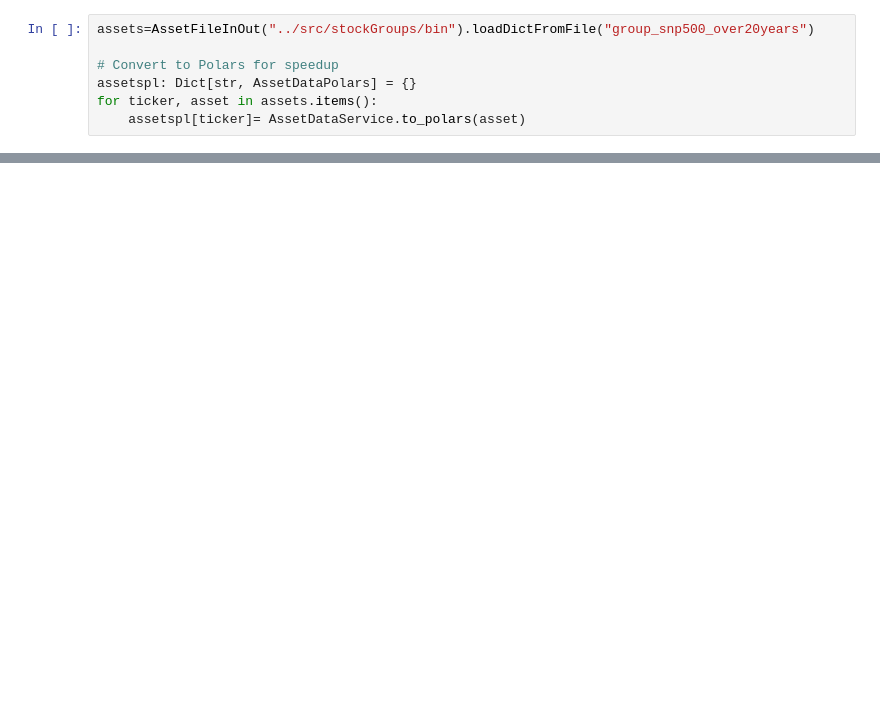
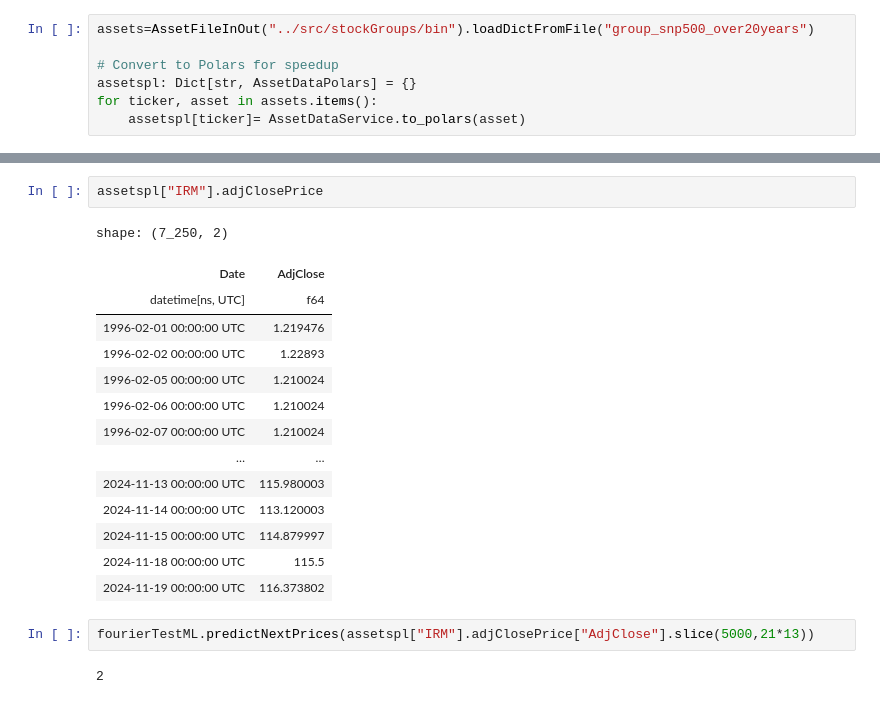
Before and after one commit to KImeriGitHub/RandomOdyssey, a Jupyter notebook: notebooks/sandbox_FourierML_2.ipynb, the cells around one changed output, grey strips where cells are left out. Drawn from its saved outputs; the diff is of its cells as text; blank space fills up the shorter version.

Commit message:
prediction Module update

```diff
--- a/notebooks/sandbox_FourierML_2.ipynb
+++ b/notebooks/sandbox_FourierML_2.ipynb
@@ -70,0 +132,21 @@ y_test = fourierML.y_test
+# %%
+assetspl["IRM"].adjClosePrice
+# %% [output]
+shape: (7_250, 2)
+| Date | AdjClose |
+| datetime[ns, UTC] | f64 |
+| 1996-02-01 00:00:00 UTC | 1.219476 |
+| 1996-02-02 00:00:00 UTC | 1.22893 |
+| 1996-02-05 00:00:00 UTC | 1.210024 |
+| 1996-02-06 00:00:00 UTC | 1.210024 |
+| 1996-02-07 00:00:00 UTC | 1.210024 |
+| … | … |
+| 2024-11-13 00:00:00 UTC | 115.980003 |
+| 2024-11-14 00:00:00 UTC | 113.120003 |
+| 2024-11-15 00:00:00 UTC | 114.879997 |
+| 2024-11-18 00:00:00 UTC | 115.5 |
+| 2024-11-19 00:00:00 UTC | 116.373802 |
+# %%
+fourierTestML.predictNextPrices(assetspl["IRM"].adjClosePrice["AdjClose"].slice(5000,21*13))
+# %% [output]
+2
```
Also changed, not shown: parts of 9 cells of this notebook, 7 other files.
